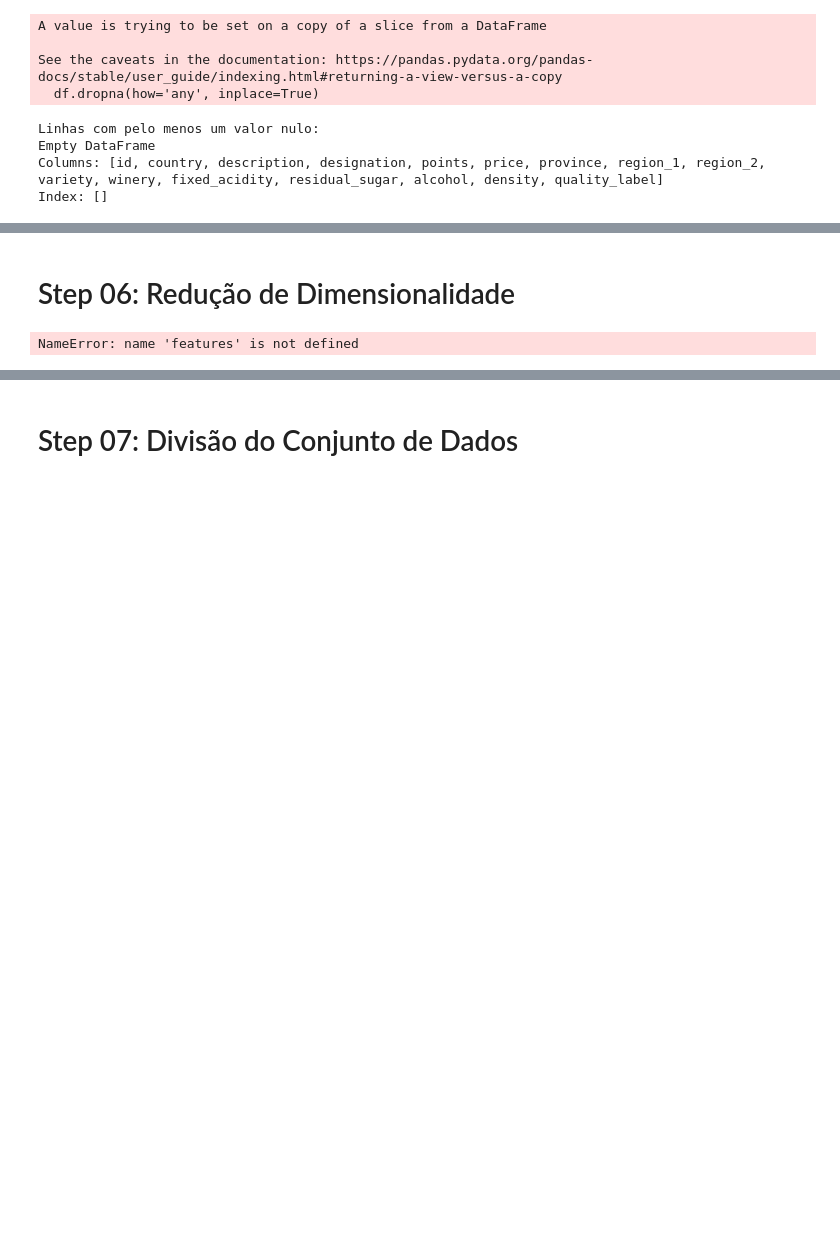
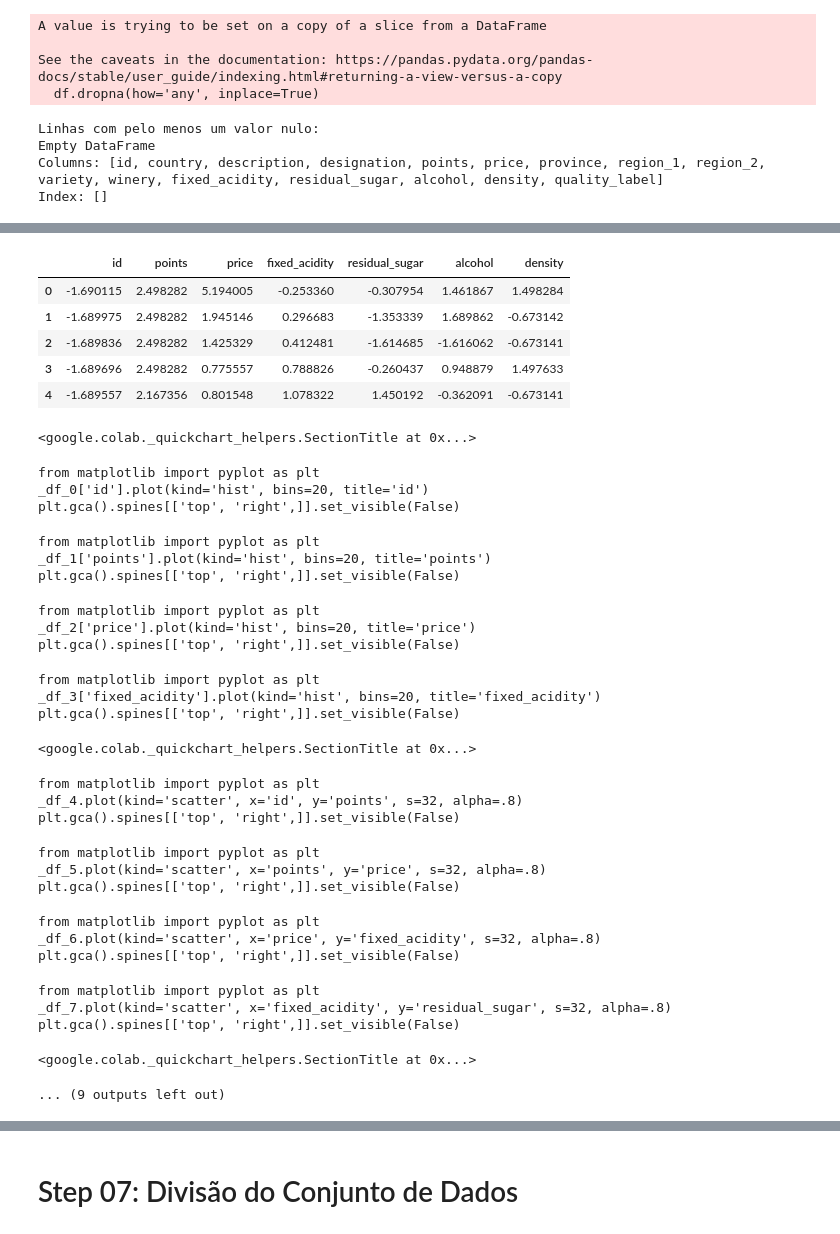
Before and after one commit to RodrigoMarenda/Analise_de_Dados, a Jupyter notebook: Wine_Quality.ipynb, the cells around one changed output, grey strips where cells are left out. Cells and saved outputs as stored; diff of their text form; code cells hidden in the pictures; blank space fills up the shorter version.

```diff
--- a/Wine_Quality.ipynb
+++ b/Wine_Quality.ipynb
@@ -930,33 +824,47 @@ plt.show()
-# %% [markdown]
-# Step 06: Redução de Dimensionalidade
-# %%
-#codigo aqui
-
-from sklearn.decomposition import PCA
-from sklearn.preprocessing import StandardScaler
-
-# Selecionar apenas colunas numéricas válidas
-X_numeric = df[features].copy()
-
-# Normalizar os dados antes do PCA
-scaler = StandardScaler()
-X_scaled = scaler.fit_transform(X_numeric)
-
-
-# Aplicar PCA para reduzir para 2 componentes
-pca = PCA(n_components=2)
-X_pca = pca.fit_transform(X_scaled)
-
-# Substituir as features originais pelas componentes principais
-X = pd.DataFrame(X_pca, columns=['PC1', 'PC2'])
-
-
-plt.figure(figsize=(8,6))
-plt.scatter(X['PC1'], X['PC2'], c=pd.Categorical(df['quality_label']).codes, cmap='viridis', alpha=0.5)
-plt.xlabel('PC1')
-plt.ylabel('PC2')
-plt.title('Distribuição dos dados após PCA')
-plt.colorbar()
-plt.show()
-# %% [output]
-NameError: name 'features' is not defined
+# %%
+
+# Seleciona apenas colunas numéricas
+numericas = df.select_dtypes(include=['number']).dropna()
+
+# Cria o scaler e ajusta
+scaler = StandardScaler()
+df_normalizado = pd.DataFrame(scaler.fit_transform(numericas),
+                              columns=numericas.columns)
+
+# Visualização rápida
+df_normalizado.head()
+# %% [output]
+|  | id | points | price | fixed_acidity | residual_sugar | alcohol | density |
+| 0 | -1.690115 | 2.498282 | 5.194005 | -0.253360 | -0.307954 | 1.461867 | 1.498284 |
+| 1 | -1.689975 | 2.498282 | 1.945146 | 0.296683 | -1.353339 | 1.689862 | -0.673142 |
+| 2 | -1.689836 | 2.498282 | 1.425329 | 0.412481 | -1.614685 | -1.616062 | -0.673141 |
+| 3 | -1.689696 | 2.498282 | 0.775557 | 0.788826 | -0.260437 | 0.948879 | 1.497633 |
+| 4 | -1.689557 | 2.167356 | 0.801548 | 1.078322 | 1.450192 | -0.362091 | -0.673141 |
+<google.colab._quickchart_helpers.SectionTitle at 0x...>
+from matplotlib import pyplot as plt
+_df_0['id'].plot(kind='hist', bins=20, title='id')
+plt.gca().spines[['top', 'right',]].set_visible(False)
+from matplotlib import pyplot as plt
+_df_1['points'].plot(kind='hist', bins=20, title='points')
+plt.gca().spines[['top', 'right',]].set_visible(False)
+from matplotlib import pyplot as plt
+_df_2['price'].plot(kind='hist', bins=20, title='price')
+plt.gca().spines[['top', 'right',]].set_visible(False)
+from matplotlib import pyplot as plt
+_df_3['fixed_acidity'].plot(kind='hist', bins=20, title='fixed_acidity')
+plt.gca().spines[['top', 'right',]].set_visible(False)
+<google.colab._quickchart_helpers.SectionTitle at 0x...>
+from matplotlib import pyplot as plt
+_df_4.plot(kind='scatter', x='id', y='points', s=32, alpha=.8)
+plt.gca().spines[['top', 'right',]].set_visible(False)
+from matplotlib import pyplot as plt
+_df_5.plot(kind='scatter', x='points', y='price', s=32, alpha=.8)
+plt.gca().spines[['top', 'right',]].set_visible(False)
+from matplotlib import pyplot as plt
+_df_6.plot(kind='scatter', x='price', y='fixed_acidity', s=32, alpha=.8)
+plt.gca().spines[['top', 'right',]].set_visible(False)
+from matplotlib import pyplot as plt
+_df_7.plot(kind='scatter', x='fixed_acidity', y='residual_sugar', s=32, alpha=.8)
+plt.gca().spines[['top', 'right',]].set_visible(False)
+<google.colab._quickchart_helpers.SectionTitle at 0x...>
+... (9 outputs left out)
```
Also changed, not shown: parts of 38 cells of this notebook.
